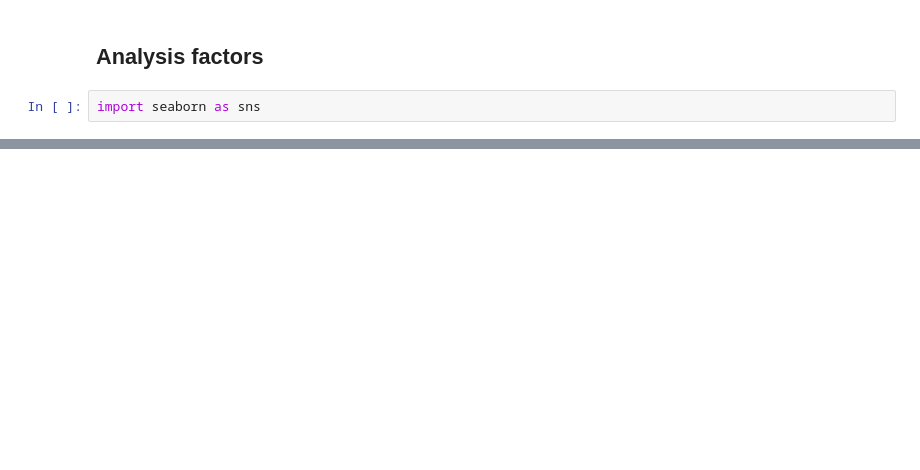
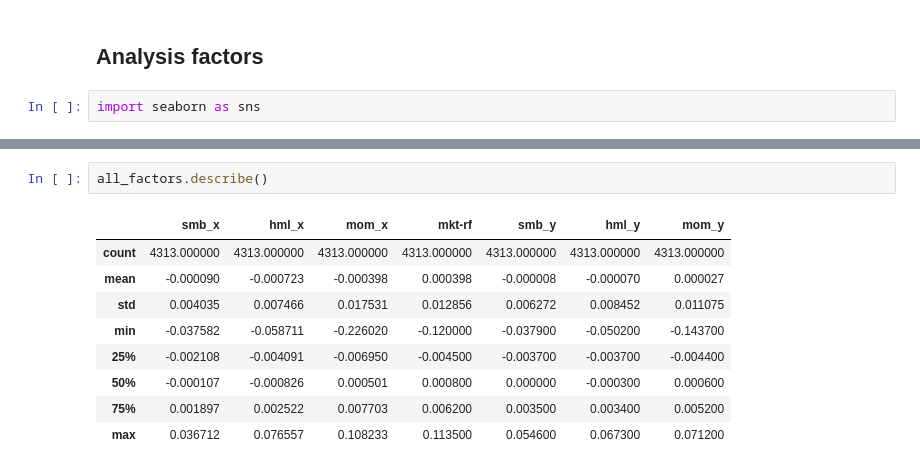
Before and after one commit to fcelya/long-short-pnl-drivers, a Jupyter notebook: factor_creation.ipynb, the cells around one changed output, grey strips where cells are left out. Saved outputs shown, nothing was run; the diff lists cells and outputs as text; blank space fills up the shorter version.

```diff
--- a/factor_creation.ipynb
+++ b/factor_creation.ipynb
@@ -192,0 +292,12 @@ sns.heatmap(df_factors.corr(),annot=True)
+# %%
+all_factors.describe()
+# %% [output]
+|  | smb_x | hml_x | mom_x | mkt-rf | smb_y | hml_y | mom_y |
+| count | 4313.000000 | 4313.000000 | 4313.000000 | 4313.000000 | 4313.000000 | 4313.000000 | 4313.000000 |
+| mean | -0.000090 | -0.000723 | -0.000398 | 0.000398 | -0.000008 | -0.000070 | 0.000027 |
+| std | 0.004035 | 0.007466 | 0.017531 | 0.012856 | 0.006272 | 0.008452 | 0.011075 |
+| min | -0.037582 | -0.058711 | -0.226020 | -0.120000 | -0.037900 | -0.050200 | -0.143700 |
+| 25% | -0.002108 | -0.004091 | -0.006950 | -0.004500 | -0.003700 | -0.003700 | -0.004400 |
+| 50% | -0.000107 | -0.000826 | 0.000501 | 0.000800 | 0.000000 | -0.000300 | 0.000600 |
+| 75% | 0.001897 | 0.002522 | 0.007703 | 0.006200 | 0.003500 | 0.003400 | 0.005200 |
+| max | 0.036712 | 0.076557 | 0.108233 | 0.113500 | 0.054600 | 0.067300 | 0.071200 |
```
Also changed, not shown: parts of 12 cells of this notebook.
